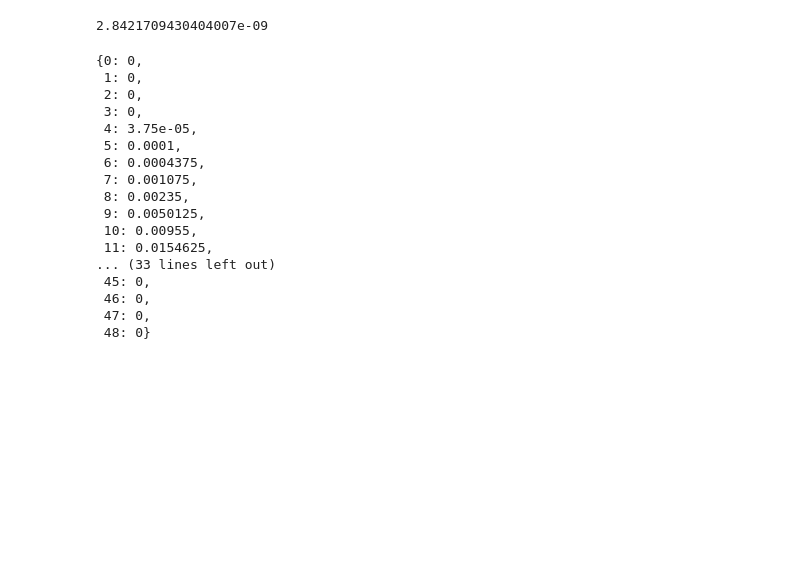
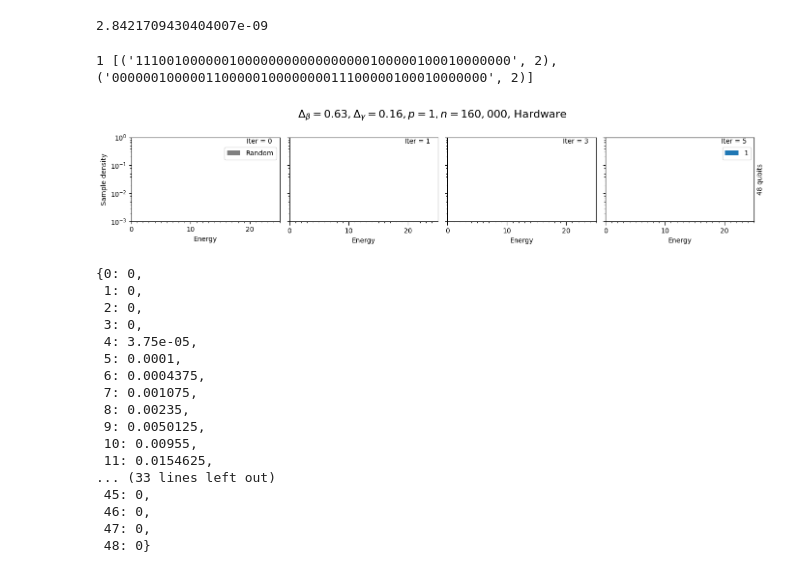
Before and after one commit to JoshCudby/quantum_pangenomics, a Jupyter notebook: new_qubo_formulation/qubo_qaoa/nonvariational/plotting/plot_nonvariational_hardware.ipynb, the cells around one changed output. Drawn from its saved outputs; the diff is of its cells as text; code cells hidden in the pictures; blank space fills up the shorter version.

```diff
--- a/new_qubo_formulation/qubo_qaoa/nonvariational/plotting/plot_nonvariational_hardware.ipynb
+++ b/new_qubo_formulation/qubo_qaoa/nonvariational/plotting/plot_nonvariational_hardware.ipynb
@@ -492,10 +492,13 @@ error_mitigation=True
 backend='ibm_boston'
 # backend = None
 simulation=False
-n=80000
-alpha=0.05
+n=160000
+alpha=0.025
 delta_b_fixed=0.63
 delta_g_fixed=0.16
+max_beta_T =  0.15
+eps = 0.15
+
 
 data_file = f'/lustre/scratch127/qpg/jc59/new_qubo_formulation/oriented/qubo_data/qubo_data_{filename}.gfa.pkl'
 _, hamiltonian, _, ising_offset = get_Q_and_hamiltonian(data_file)
@@ -505,6 +508,41 @@ base_file_name = f'/lustre/scratch127/qpg/jc59/new_qubo_formulation/oriented/non
 append_str = (".simulation" if simulation else "")+ (".error_mit" if error_mitigation else "")+(f".backend{backend}" if backend else "") + (f'.db{delta_b_fixed}.dg{delta_g_fixed}.shots{n}') + (f'.betaT{max_beta_T}' if max_beta_T is not None else '') + (f'.eps{eps}' if eps is not None else '') + (f'.alpha{alpha}' if alpha is not None else '')
 with open(f'{base_file_name}{append_str}.pkl', 'rb') as f:
     res = pickle.load(f)
+# %%
+rescale = 10**(0.0)
+
+n = 160000
+ps = [1]
+# ENERGIES ** 2
+iters = range(0,5,2)
+
+fig, axs = plt.subplots(1, len(iters) + 1, sharey='row', sharex='col')
+axs = np.array(axs).reshape((1, len(iters)+1))
+axs0 = axs[0, :]
+
+# plot_several_p_dist(axs0, 'test_N2_W2', (2*2)**-1, delta_b_fixed, delta_g_fixed, n, ps, rescale=rescale, max_beta_T=max_beta_T, iters=iters, eps=eps, alpha=alpha, error_mitigation=True)
+plot_several_p_dist(axs0, 'test_N4_W6', (2*4)**-1, delta_b_fixed, delta_g_fixed, n, ps, rescale=rescale, max_beta_T=max_beta_T, iters=iters, eps=eps, alpha=alpha, error_mitigation=True, backend="ibm_boston")
+
+
+for ax in axs[:, 0]:
+    ax.set_ylabel(r'Sample density')
+
+qubits = [48]
+for idx, ax in enumerate(axs[:, -1]):
+    twin = ax.twinx()
+    twin.set_yticks([])
+    twin.set_ylabel(f'{qubits[idx]} qubits')
+
+for ax in axs[-1, :]:
+    ax.set_xlabel(r'Energy')
+
+fig.suptitle(f'$\\Delta_\\beta = {delta_b_fixed}, \\Delta_\\gamma = {delta_g_fixed}, p = 1, n = 160,000$, Hardware', fontsize=16)
+fig.set_figheight(3 * len(axs[:, 0]))
+fig.set_figwidth(3.5 * len(axs[0, :]))
+plt.tight_layout()
+# %% [output]
+1 [('111001000000100000000000000000100000100010000000', 2), ('000000100000110000010000000011100000100010000000', 2)]
+[figure, added]
 # %%
 samples = res['samples_dict'][(1,1)]
 {i : {k: v/n for k,v in Counter([x.count('1') for x in samples[-1]]).items()}.get(i, 0) for i in range(num_qubits+1)}
```
Also changed, not shown: 23 other files.
